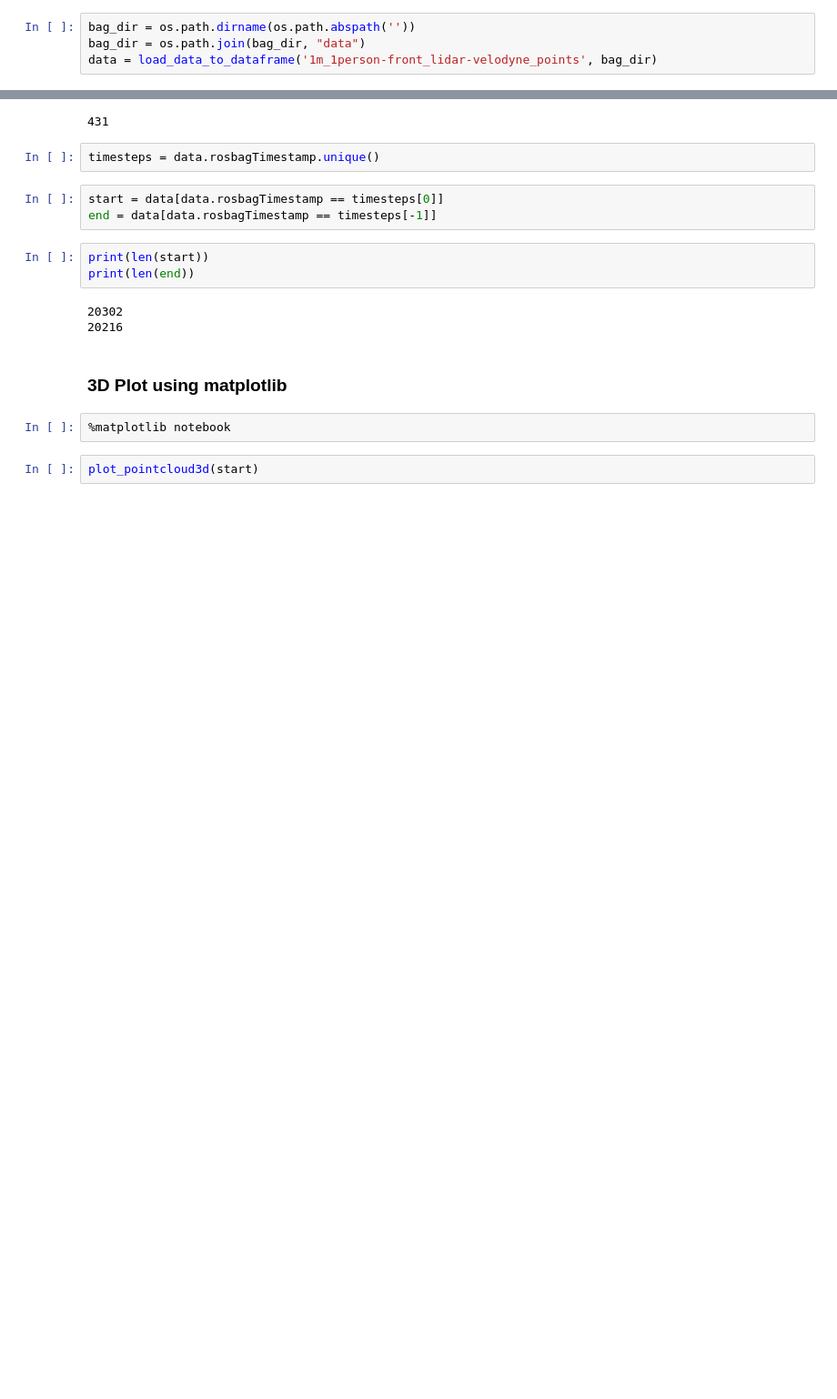
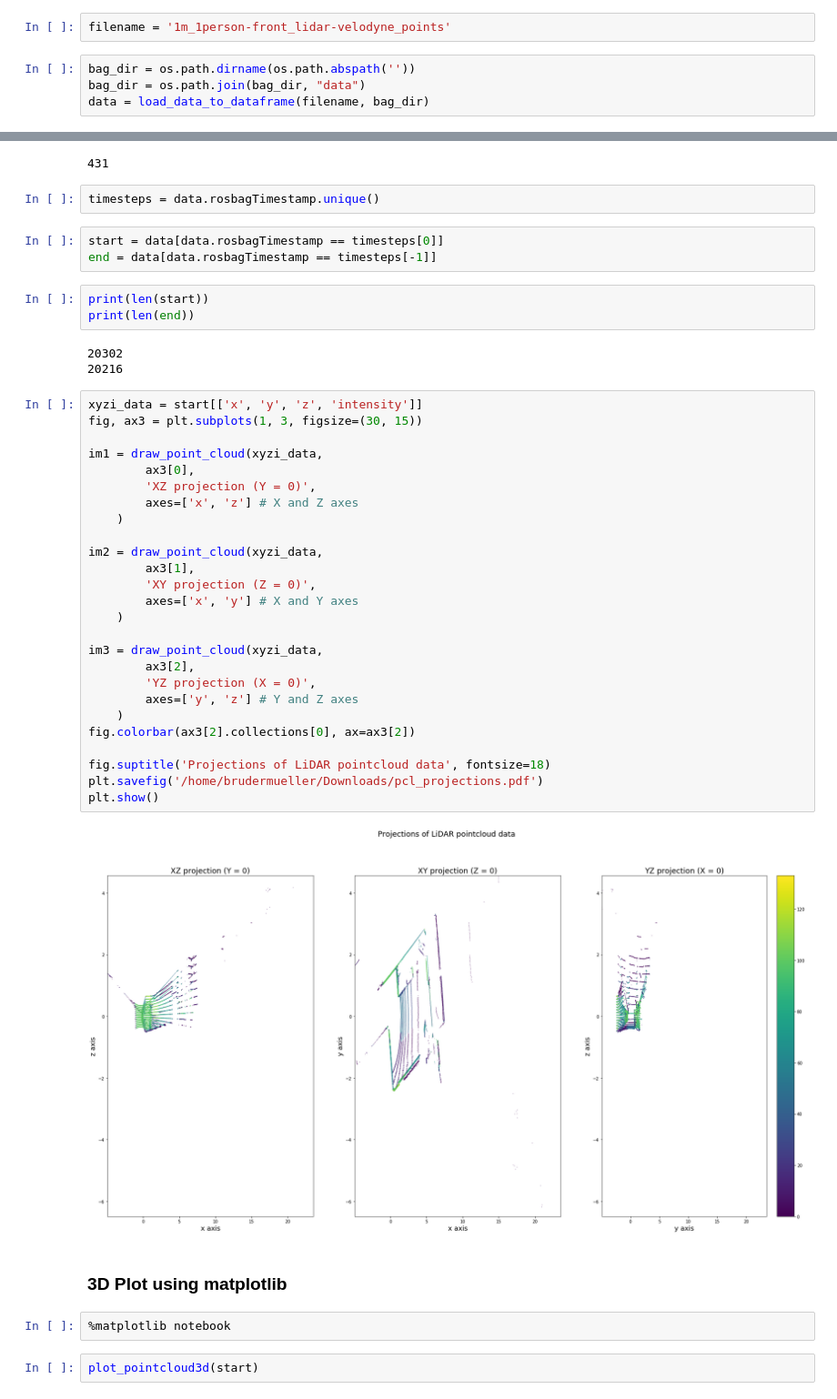
Before and after one commit to epfl-lasa/crowd_tracker_lidar3d, a Jupyter notebook: jupyter_nbs/PointCloud_Segmentation.ipynb, the cells around one changed output, grey strips where cells are left out. Shown at 91% size. Saved outputs shown, nothing was run; the diff lists cells and outputs as text; blank space fills up the shorter version.

Commit message:
Add pcl 2D projections

```diff
--- a/jupyter_nbs/PointCloud_Segmentation.ipynb
+++ b/jupyter_nbs/PointCloud_Segmentation.ipynb
@@ -8,7 +10,9 @@ from crowd_tracker_lidar3d.plot_tools import plot_pointcloud3d
+# %%
+filename = '1m_1person-front_lidar-velodyne_points'
 # %%
 bag_dir = os.path.dirname(os.path.abspath(''))
 bag_dir = os.path.join(bag_dir, "data")
-data = load_data_to_dataframe('1m_1person-front_lidar-velodyne_points', bag_dir)
+data = load_data_to_dataframe(filename, bag_dir)
 # %%
 data.shape
 # %% [output]
@@ -38,6 +77,34 @@ print(len(end))
 # %% [output]
 20302
 20216
+# %%
+xyzi_data = start[['x', 'y', 'z', 'intensity']]
+fig, ax3 = plt.subplots(1, 3, figsize=(30, 15))
+
+im1 = draw_point_cloud(xyzi_data,
+        ax3[0],
+        'XZ projection (Y = 0)',
+        axes=['x', 'z'] # X and Z axes
+    )
+
+im2 = draw_point_cloud(xyzi_data,
+        ax3[1],
+        'XY projection (Z = 0)',
+        axes=['x', 'y'] # X and Y axes
+    )
+
+im3 = draw_point_cloud(xyzi_data,
+        ax3[2],
+        'YZ projection (X = 0)',
+        axes=['y', 'z'] # Y and Z axes
+    )
+fig.colorbar(ax3[2].collections[0], ax=ax3[2])
+
+fig.suptitle('Projections of LiDAR pointcloud data', fontsize=18)
+plt.savefig('/home/brudermueller/Downloads/pcl_projections.pdf')
+plt.show()
+# %% [output]
+[figure, added]
 # %% [markdown]
 ### 3D Plot using matplotlib
 # %%
```
Also changed, not shown: parts of 4 cells of this notebook, 2 other files.
